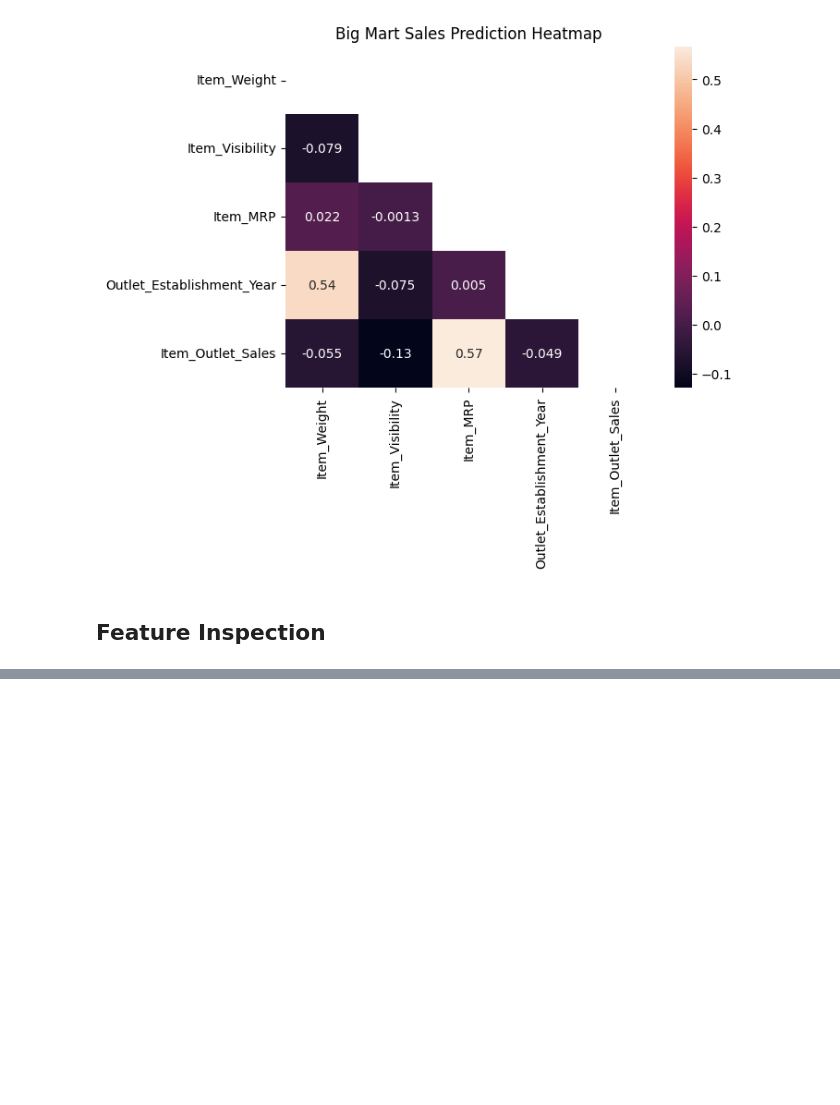
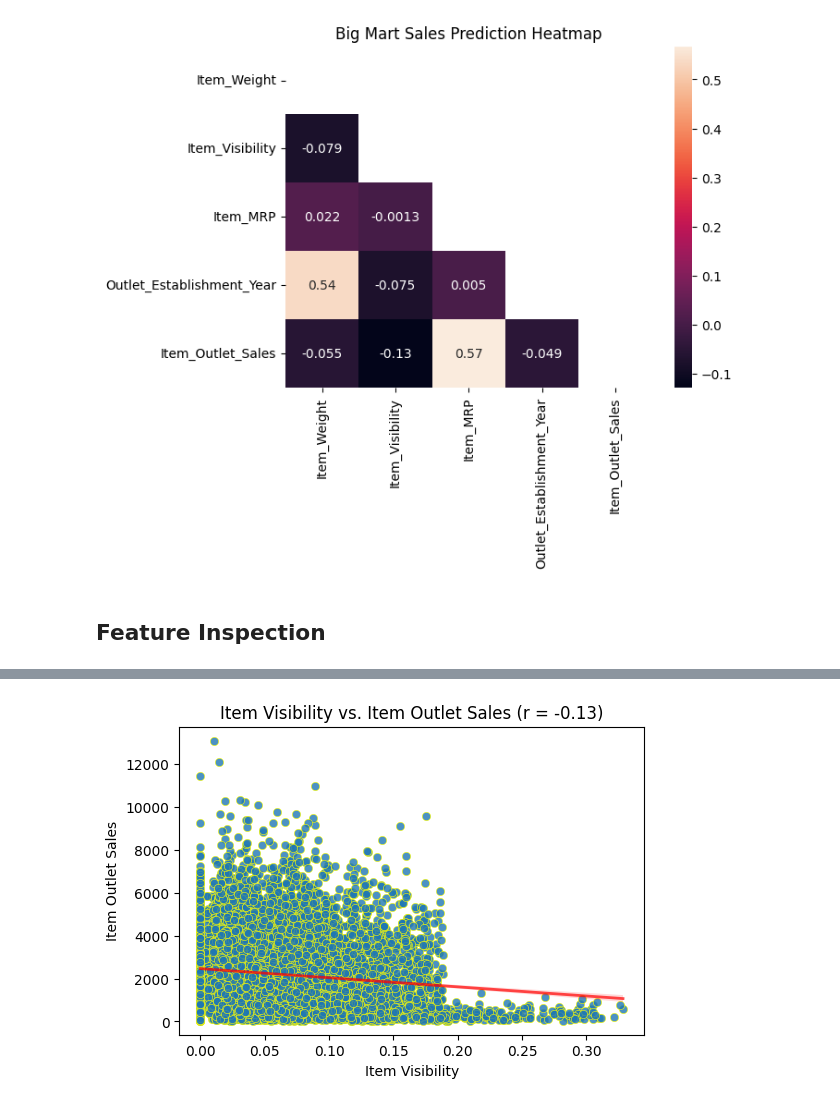
Before and after one commit to Gondram/Prediction-of-Product-Sales, a Jupyter notebook: Prediction_of_Product_Sales.ipynb, the cells around one changed output, grey strips where cells are left out. Saved outputs shown, nothing was run; the diff lists cells and outputs as text; code cells hidden in the pictures; blank space fills up the shorter version.

```diff
--- a/Prediction_of_Product_Sales.ipynb
+++ b/Prediction_of_Product_Sales.ipynb
@@ -475,0 +555,17 @@ sns.heatmap(corr, annot=True, mask=mask).set(title='Big Mart Sales Prediction He
+# %%
+def num_v_target(df, x, y='Item_Outlet_Sales', figsize=(6,4)):
+  corr = df[[x,y]].corr().round(2)
+  r = corr.loc[x,y]
+  x_name = x.replace("_"," ")
+  y_name = y.replace("_"," ")
+  fig, ax = plt.subplots(figsize=figsize)
+  scatter_kws={'ec':'yellow','lw':0.5,'alpha':0.8}
+  line_kws={"color":"red","alpha":0.7,"lw":2}
+  sns.regplot(data=df, x=x, y=y, ax=ax, scatter_kws=scatter_kws, line_kws=line_kws)
+  ax.set(title=f"{x_name} vs. {y_name} (r = {r})", xlabel=x_name, ylabel=y_name)
+  plt.show()
+  return fig, ax
+
+fig, ax = num_v_target(df, "Item_Visibility")
+# %% [output]
+[figure, added]
```
Also changed, not shown: parts of 85 cells of this notebook.
